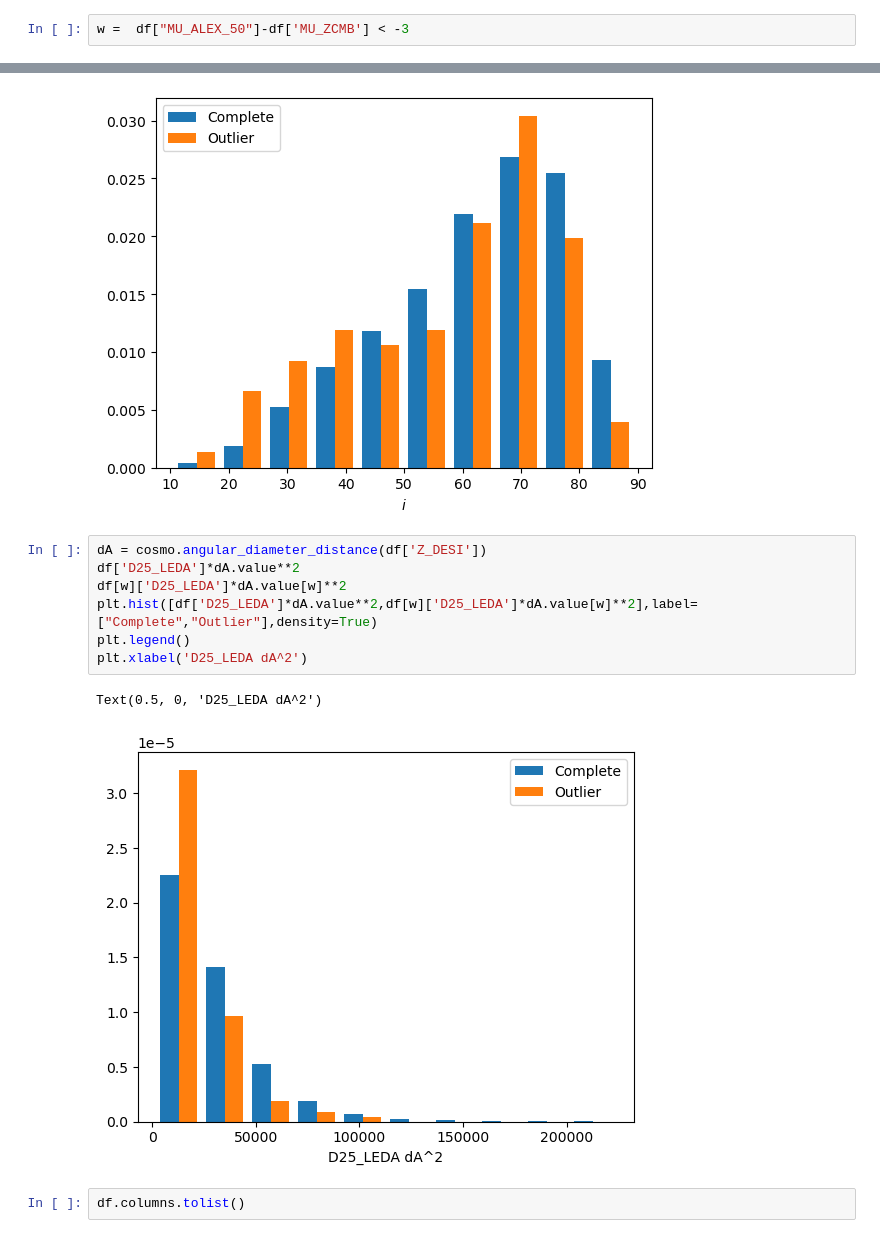
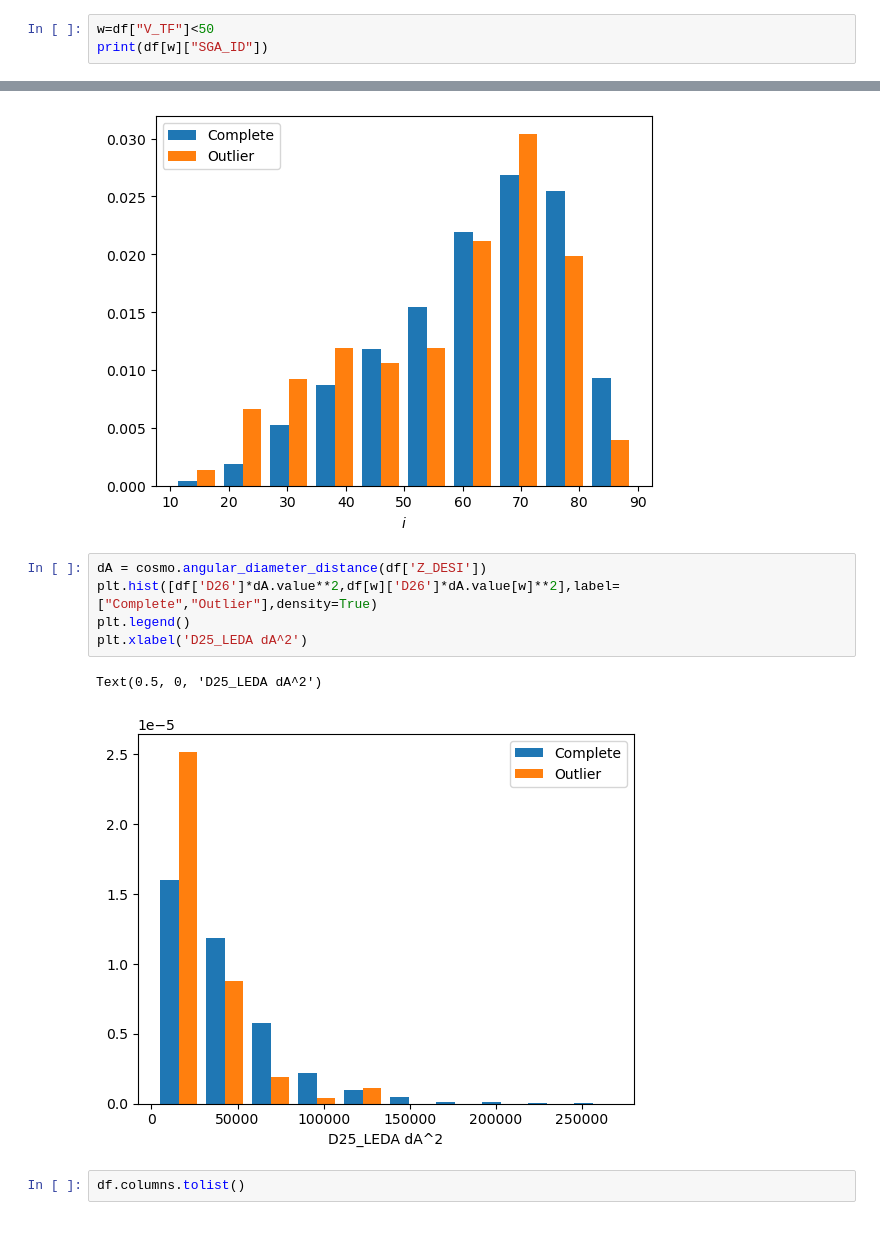
Before and after one commit to AlexGKim/TFPV, a Jupyter notebook: nb/FitResults.ipynb, the cells around one changed output, grey strips where cells are left out. Drawn from its saved outputs; the diff is of its cells as text.

```diff
--- a/nb/FitResults.ipynb
+++ b/nb/FitResults.ipynb
@@ -105,2 +161,3 @@ Text(0, 0.5, 'MU - MU_CMB')
 # %%
-w =  df["MU_ALEX_50"]-df['MU_ZCMB'] < -3
+w=df["V_TF"]<50
+print(df[w]["SGA_ID"])
@@ -115,14 +190,12 @@ Text(0.5, 0, '$i$')
 [figure]
 # %%
 dA = cosmo.angular_diameter_distance(df['Z_DESI'])
-df['D25_LEDA']*dA.value**2
-df[w]['D25_LEDA']*dA.value[w]**2
-plt.hist([df['D25_LEDA']*dA.value**2,df[w]['D25_LEDA']*dA.value[w]**2],label=["Complete","Outlier"],density=True)
+plt.hist([df['D26']*dA.value**2,df[w]['D26']*dA.value[w]**2],label=["Complete","Outlier"],density=True)
 plt.legend()
 plt.xlabel('D25_LEDA dA^2')
 # %% [output]
 Text(0.5, 0, 'D25_LEDA dA^2')
-[figure, old version]
+[figure, new version]
 # %%
 df.columns.tolist()
 # %% [output]
```
Also changed, not shown: parts of 13 cells of this notebook.
